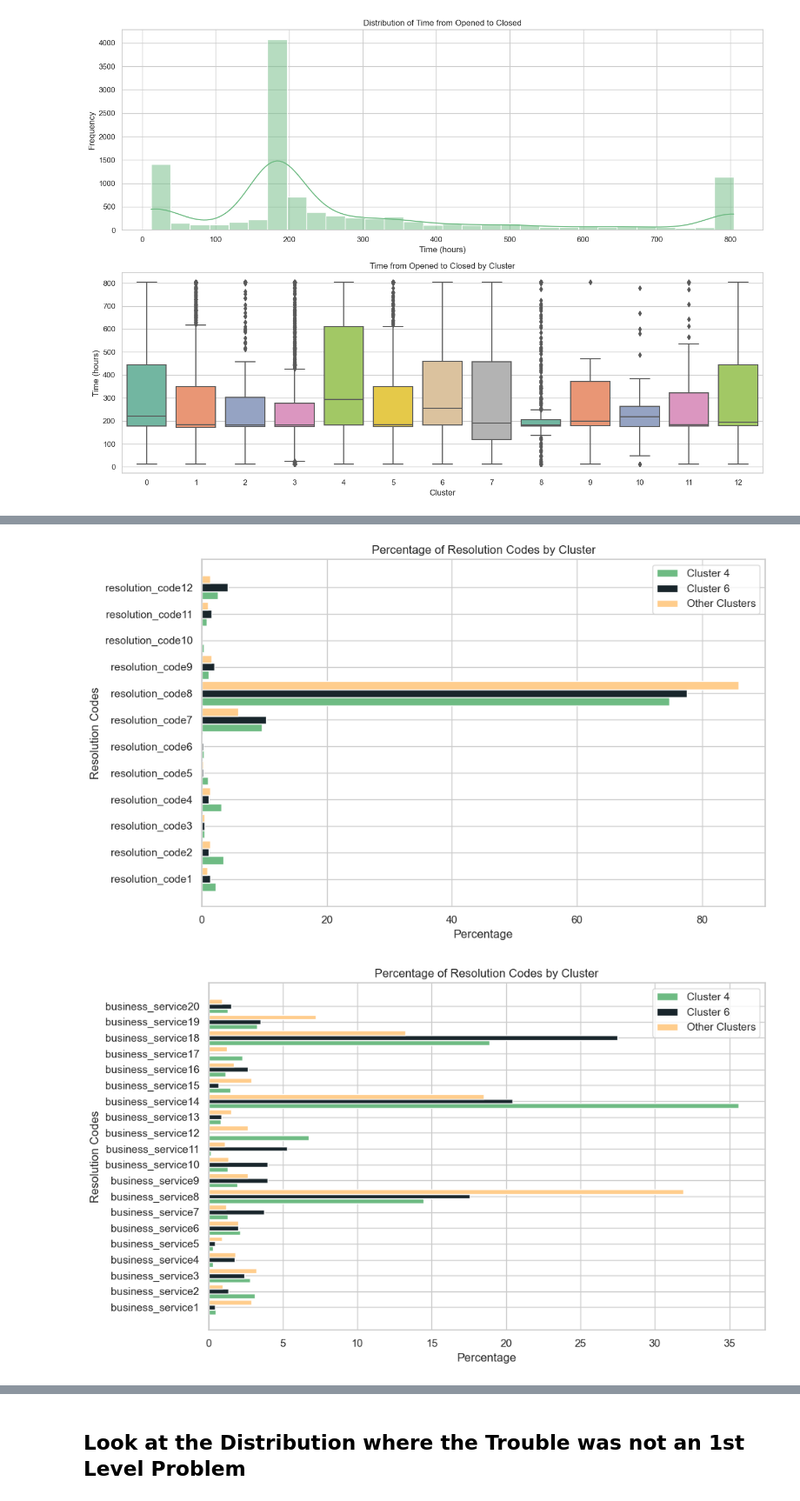
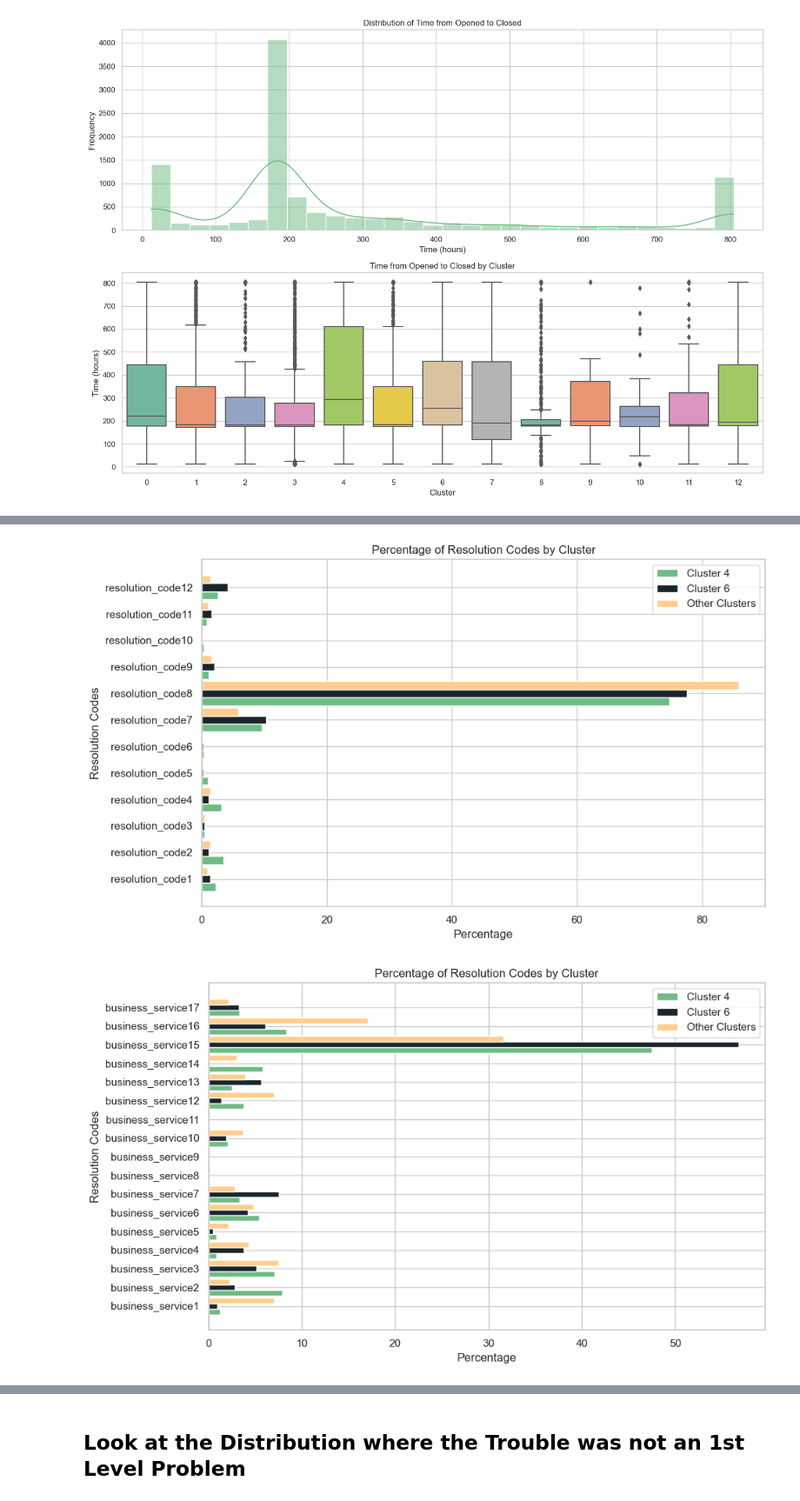
Before and after one commit to Larsibaer/Thesis, a Jupyter notebook: code_analysis.ipynb, the cells around one changed output, grey strips where cells are left out. Shown at 87% size. Drawn from its saved outputs; the diff is of its cells as text; code cells hidden in the pictures.

```diff
--- a/code_analysis.ipynb
+++ b/code_analysis.ipynb
@@ -119,24 +118,26 @@ plt.show()
 # %% [output]
 [figure]
 # %%
-import matplotlib.pyplot as plt
-import pandas as pd
-
 # Assuming 'data' is your DataFrame and the percentages have been calculated
 data['Cluster_Group'] = data['cluster'].apply(lambda x: 'Cluster 4' if x == 4 else ('Cluster 6' if x == 6 else 'Other Clusters'))
 
 def calculate_percentage(column):
     return data.groupby('Cluster_Group')[column].value_counts(normalize=True).unstack(fill_value=0) * 100
 
+# We have to filter out only data after 01.03.2022 for the business service, because since then this field is managed
+data_bs = data[data['opened'] >= '2022-03-01']
+def calculate_percentage_bs(column):
+    return data_bs.groupby('Cluster_Group')[column].value_counts(normalize=True).unstack(fill_value=0) * 100
+
 # Calculate percentages for 'urgency', 'case_cause', 'resolution_code'
 urgency_percentage = calculate_percentage('urgency')
 case_cause_percentage = calculate_percentage('case_cause')
 resolution_code_percentage = calculate_percentage('resolution_code')
-business_service_percentage = calculate_percentage('business_service')
+business_service_percentage = calculate_percentage_bs('business_service')
 
 # Define the color map explicitly
 cluster_colors = {'Cluster 4': color_main, 'Cluster 6': color_second, 'Other Clusters': color_CS}
-cluster_offset = {'Cluster 4': 0, 'Cluster 6': 0.3, 'Other Clusters': 0.6}  # Offset for side-by-side bars
+cluster_offset = {'Cluster 4': 0, 'Cluster 6': 0.3, 'Other Clusters': 0.6}
 
 # Function to plot bars side-by-side for each variable
 def plot_side_by_side(ax, percentages, title, xlabel, ylabel):
@@ -165,7 +166,7 @@ case_cause_labels = {v: f'case_cause{i+1}' for i, v in enumerate(case_cause_perc
 case_cause_labels_df = pd.DataFrame(case_cause_labels.items(), columns=['Original', 'Rename'])
 
 # save as csv
-case_cause_labels_df.to_csv('Data/tables/case_cause_labels.csv', index=False)
+# case_cause_labels_df.to_csv('Data/tables/case_cause_labels.csv', index=False)
 case_cause_percentage.rename(columns=case_cause_labels, inplace=True)
 
 
@@ -175,34 +176,34 @@ fig2.tight_layout()
 fig2.show()
 
 # generate a dictionary of new labels for the resolution_code columns
 resolution_code_labels_org = [col for col in resolution_code_percentage.columns]
 resolution_code_labels = {v: f'resolution_code{i+1}' for i, v in enumerate(resolution_code_percentage.columns)}
 resolution_code_labels_df = pd.DataFrame(resolution_code_labels.items(), columns=['Original', 'Rename'])
 
 # save as csv
-resolution_code_labels_df.to_csv('Data/tables/resolution_code_labels.csv', index=False)
+# resolution_code_labels_df.to_csv('Data/tables/resolution_code_labels.csv', index=False)
 resolution_code_percentage.rename(columns=resolution_code_labels, inplace=True)
 
 fig3, ax3 = plt.subplots(figsize=(10, 6))
 plot_side_by_side(ax3, resolution_code_percentage, 'Percentage of Resolution Codes by Cluster', 'Percentage', 'Resolution Codes')
 fig3.tight_layout()
 fig3.show()
 
 # generate a dictionary of new labels for the business_service columns
 business_service_labels_org = [col for col in business_service_percentage.columns]
 business_service_labels = {v: f'business_service{i+1}' for i, v in enumerate(business_service_percentage.columns)}
 business_service_labels_df = pd.DataFrame(business_service_labels.items(), columns=['Original', 'Rename'])
 
-# save as csv
-business_service_labels_df.to_csv('Data/tables/business_service_labels.csv', index=False)
+# save as csv utf8 encoded
+# business_service_labels_df.to_csv('Data/tables/business_service_labels.csv', index=False)
 business_service_percentage.rename(columns=business_service_labels, inplace=True)
 
 fig3, ax3 = plt.subplots(figsize=(10, 6))
 plot_side_by_side(ax3, business_service_percentage, 'Percentage of Resolution Codes by Cluster', 'Percentage', 'Resolution Codes')
 fig3.tight_layout()
 fig3.show()
 # %% [output]
 [figure]
 [figure]
 [figure]
-[figure, old version]
+[figure, new version]
```
Also changed, not shown: parts of 10 cells of this notebook, 15 other files.
